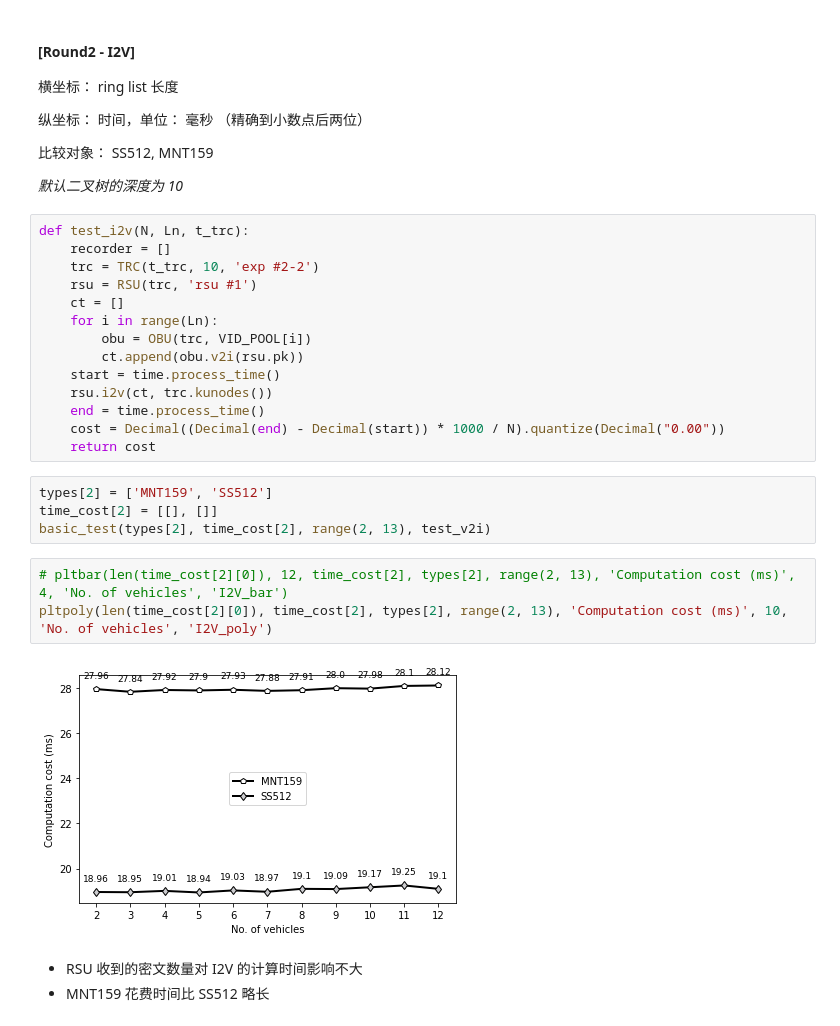
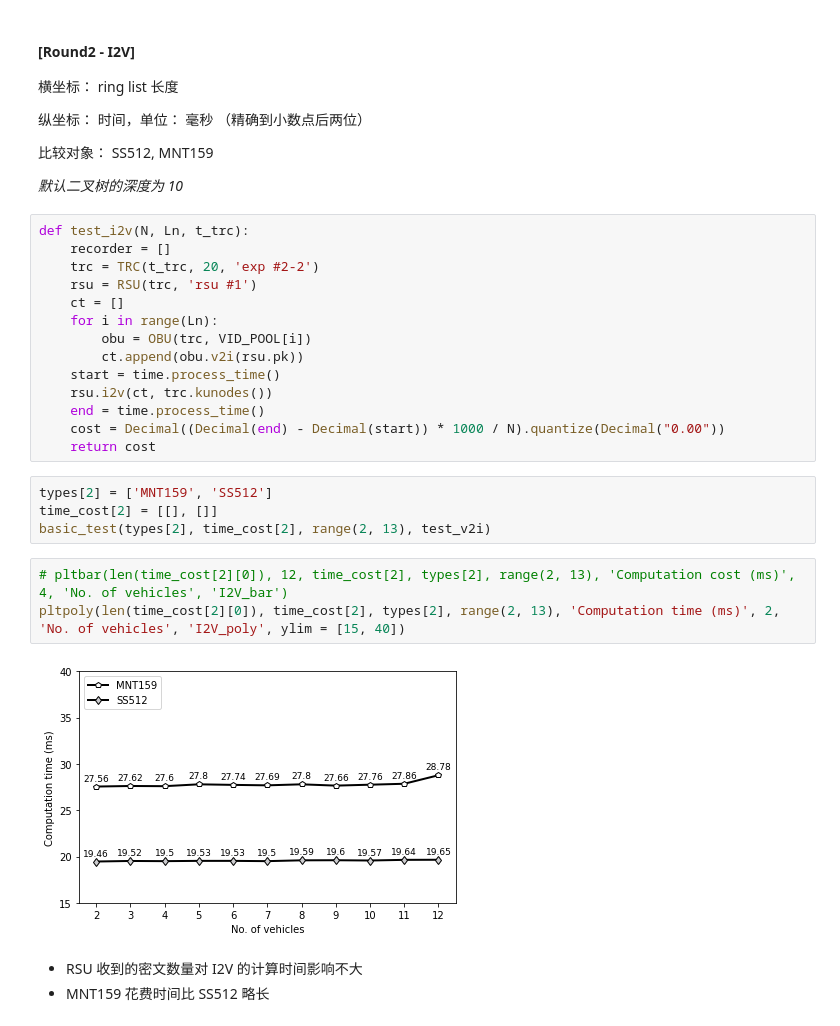
Before and after one commit to IBRS4VANETs/TEST-CASEs, a Jupyter notebook: note.ipynb, the cells around one changed output. Drawn from its saved outputs; the diff is of its cells as text.

```diff
--- a/note.ipynb
+++ b/note.ipynb
@@ -109,7 +106,7 @@ pltpoly(len(time_cost[1][0]), time_cost[1], types[1], range(10, 19), 'Computatio
 # %%
 def test_i2v(N, Ln, t_trc):
     recorder = []
-    trc = TRC(t_trc, 10, 'exp #2-2')
+    trc = TRC(t_trc, 20, 'exp #2-2')
     rsu = RSU(trc, 'rsu #1')
     ct = []
     for i in range(Ln):
@@ -126,9 +123,9 @@ time_cost[2] = [[], []]
 basic_test(types[2], time_cost[2], range(2, 13), test_v2i)
 # %%
 # pltbar(len(time_cost[2][0]), 12, time_cost[2], types[2], range(2, 13), 'Computation cost (ms)', 4, 'No. of vehicles', 'I2V_bar')
-pltpoly(len(time_cost[2][0]), time_cost[2], types[2], range(2, 13), 'Computation cost (ms)', 10, 'No. of vehicles', 'I2V_poly')
+pltpoly(len(time_cost[2][0]), time_cost[2], types[2], range(2, 13), 'Computation time (ms)', 2, 'No. of vehicles', 'I2V_poly', ylim = [15, 40])
 # %% [output]
-[figure, old version]
+[figure, new version]
 # %% [markdown]
 - RSU 收到的密文数量对 I2V 的计算时间影响不大
 - MNT159 花费时间比 SS512 略长
```
Also changed, not shown: parts of 6 cells of this notebook, 7 other files.
